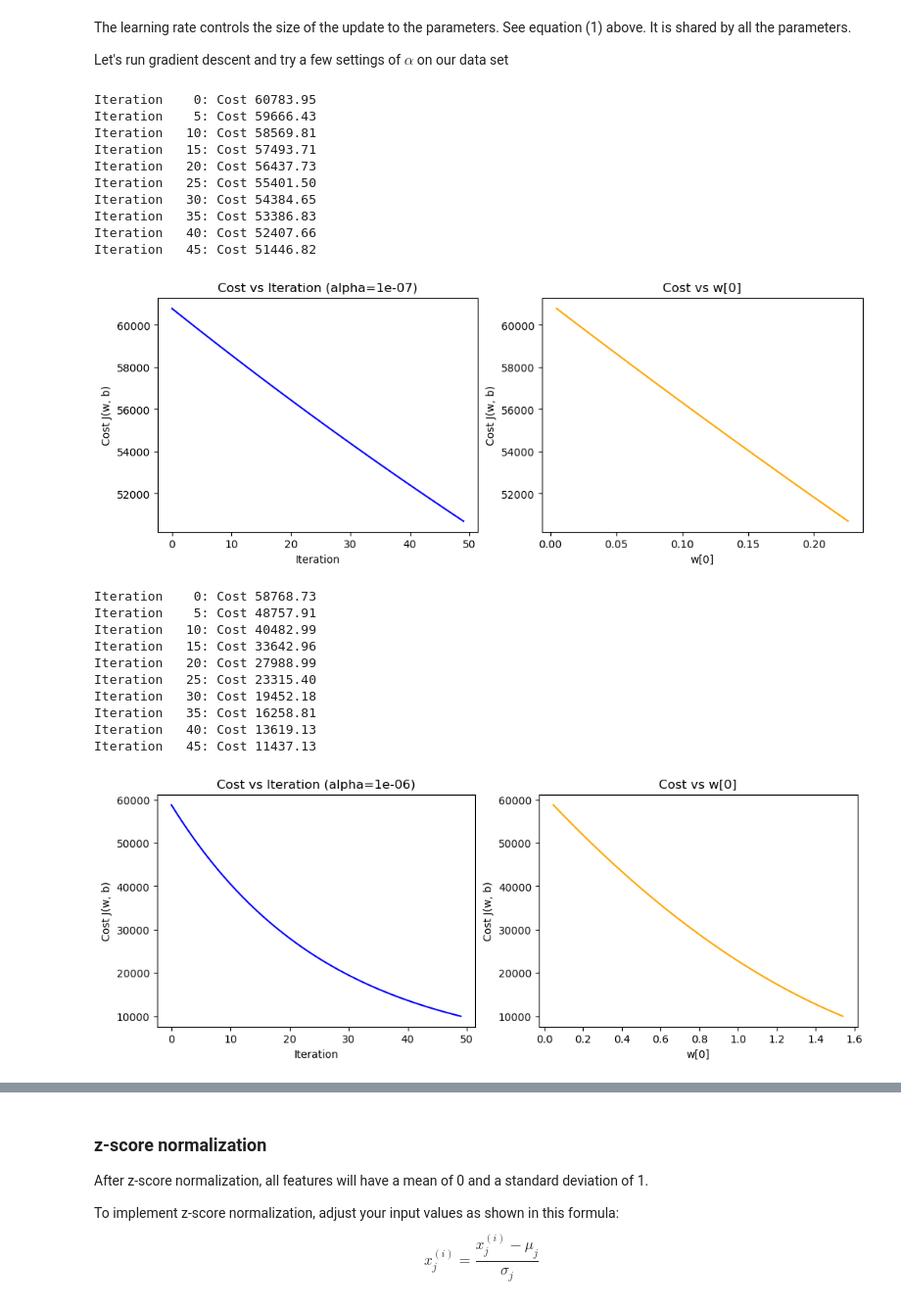
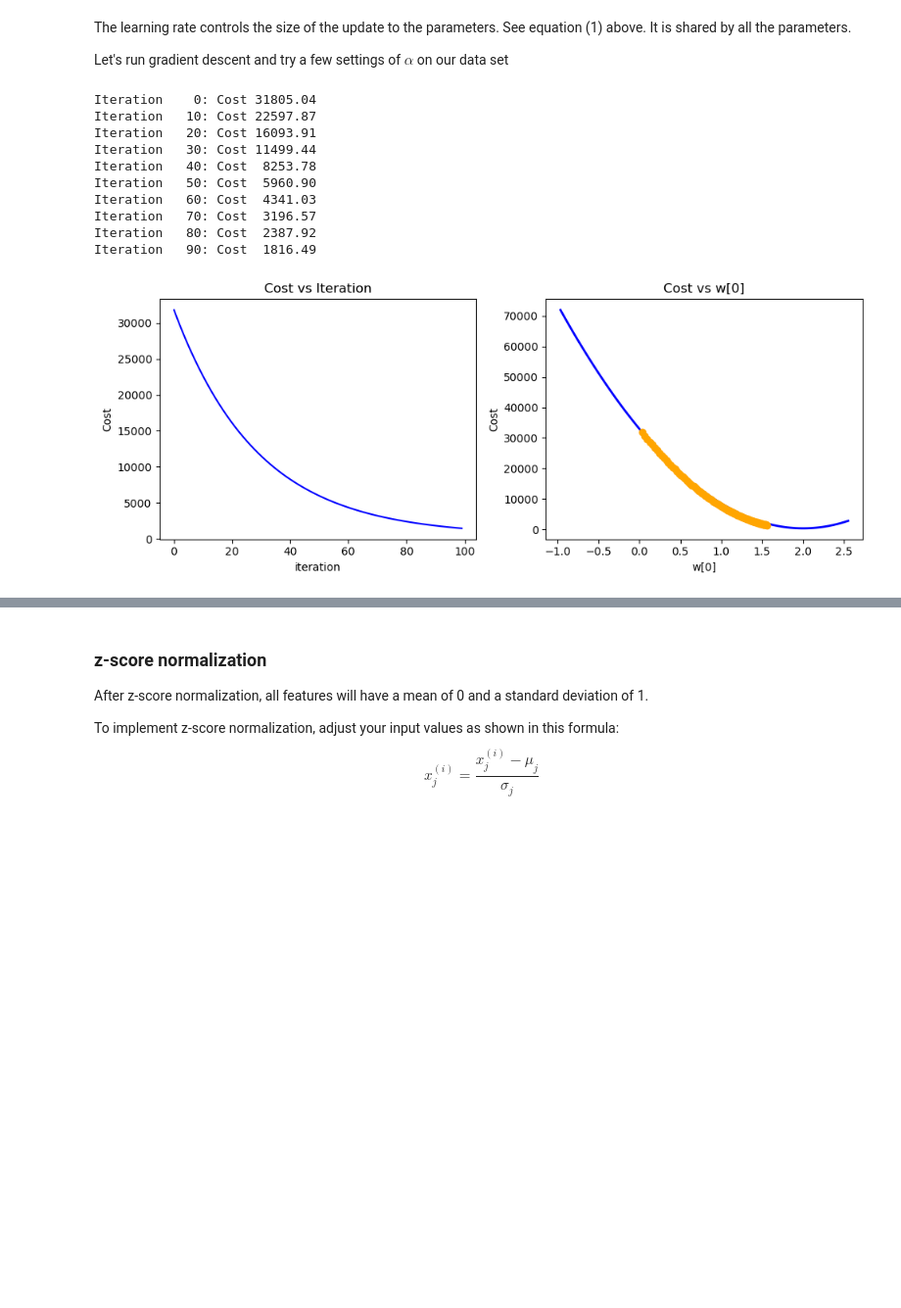
Before and after one commit to StefanoSpadano/ml_course_project, a Jupyter notebook: notebooks/feature_scaling_and_learning_rate.ipynb, the cells around one changed output, grey strips where cells are left out. Shown at 98% size. Drawn from its saved outputs; the diff is of its cells as text; code cells hidden in the pictures; blank space fills up the shorter version.

Commit message:
Modify cost vs weights trajectory to be showed upon cost vs iteration plot

```diff
--- a/notebooks/feature_scaling_and_learning_rate.ipynb
+++ b/notebooks/feature_scaling_and_learning_rate.ipynb
@@ -100,47 +137,44 @@ def run_gradient_descent(X, y, num_iters, alpha):
 
     return w, b, J_hist, w_hist
 
-def plot_cost_i_w(J_hist, w_hist, alpha):
-    fig, (ax1, ax2) = plt.subplots(1, 2, figsize=(12, 4))
+def plot_cost_i_w(X, y, J_hist, w_hist):
+    fig, ax = plt.subplots(1, 2, figsize=(10, 4))
 
-    # Cost vs iteration
-    ax1.plot(range(len(J_hist)), J_hist, color='blue')
-    ax1.set_title(f"Cost vs Iteration (alpha={alpha})")
-    ax1.set_xlabel("Iteration")
-    ax1.set_ylabel("Cost J(w, b)")
+    # --- Left plot: Cost vs Iteration ---
+    ax[0].plot(np.arange(len(J_hist)), J_hist, 'b-')
+    ax[0].set_title("Cost vs Iteration")
+    ax[0].set_xlabel("iteration")
+    ax[0].set_ylabel("Cost")
 
-    # Cost vs w[0]
-    ax2.plot(w_hist, J_hist, color='orange')
-    ax2.set_title("Cost vs w[0]")
-    ax2.set_xlabel("w[0]")
-    ax2.set_ylabel("Cost J(w, b)")
+    # --- Right plot: Cost vs w[0] ---
+    w_vals = np.linspace(min(w_hist) - 1, max(w_hist) + 1, 100)
+    J_vals = [compute_cost(X, y, np.array([w, 0, 0, 0]), 0) for w in w_vals]
+    ax[1].plot(w_vals, J_vals, 'b-', linewidth=2)
 
+    # Overlay the gradient descent path (orange line)
+    ax[1].plot(w_hist, J_hist, color='orange', marker='o', linewidth=3)
+
+    ax[1].set_title("Cost vs w[0]")
+    ax[1].set_xlabel("w[0]")
+    ax[1].set_ylabel("Cost")
+
+    plt.tight_layout()
     plt.show()
 # %%
-alphas = [1e-7, 1e-6, 1e-5]
-for alpha in alphas:
-    w, b, J_hist, w_hist = run_gradient_descent(X_train, y_train, 50, alpha)
-    plot_cost_i_w(J_hist, w_hist, alpha)
+# Run gradient descent with a large alpha (to show oscillation)
+w, b, J_hist, w_hist = run_gradient_descent(X_train, y_train, num_iters=100, alpha=1e-6)
+
+# Then plot it
+plot_cost_i_w(X_train, y_train, J_hist, w_hist)
 # %% [output]
-Iteration    0: Cost 60783.95
-Iteration    5: Cost 59666.43
-Iteration   10: Cost 58569.81
-Iteration   15: Cost 57493.71
-Iteration   20: Cost 56437.73
-Iteration   25: Cost 55401.50
-Iteration   30: Cost 54384.65
-Iteration   35: Cost 53386.83
-Iteration   40: Cost 52407.66
-Iteration   45: Cost 51446.82
+Iteration    0: Cost 31805.04
+Iteration   10: Cost 22597.87
+Iteration   20: Cost 16093.91
+Iteration   30: Cost 11499.44
+Iteration   40: Cost  8253.78
+Iteration   50: Cost  5960.90
+Iteration   60: Cost  4341.03
+Iteration   70: Cost  3196.57
+Iteration   80: Cost  2387.92
+Iteration   90: Cost  1816.49
-[figure, old version]
+[figure, new version]
-Iteration    0: Cost 58768.73
-Iteration    5: Cost 48757.91
-Iteration   10: Cost 40482.99
-Iteration   15: Cost 33642.96
-Iteration   20: Cost 27988.99
-Iteration   25: Cost 23315.40
-Iteration   30: Cost 19452.18
-Iteration   35: Cost 16258.81
-Iteration   40: Cost 13619.13
-Iteration   45: Cost 11437.13
-[figure, removed]
```
Also changed, not shown: parts of 5 cells of this notebook.
